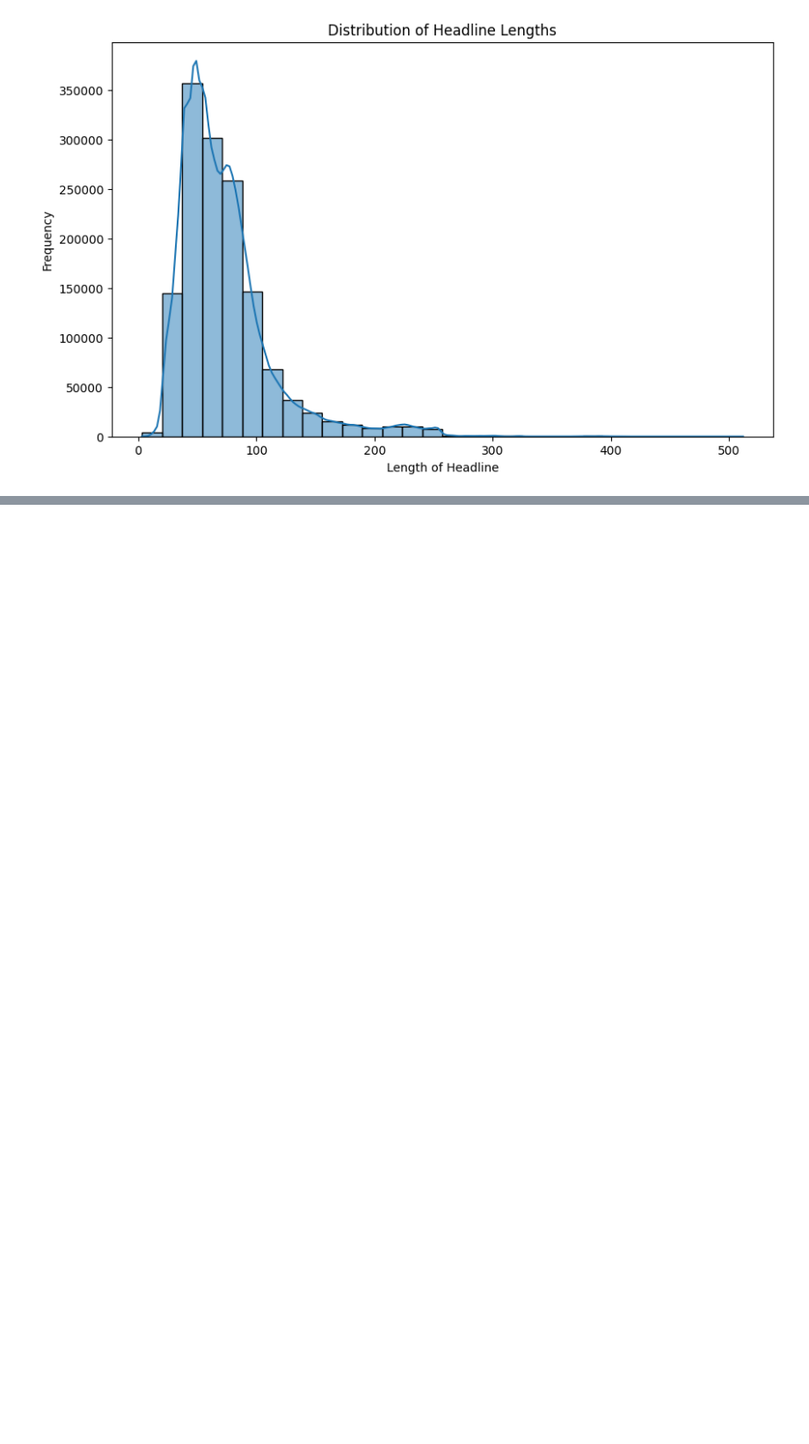
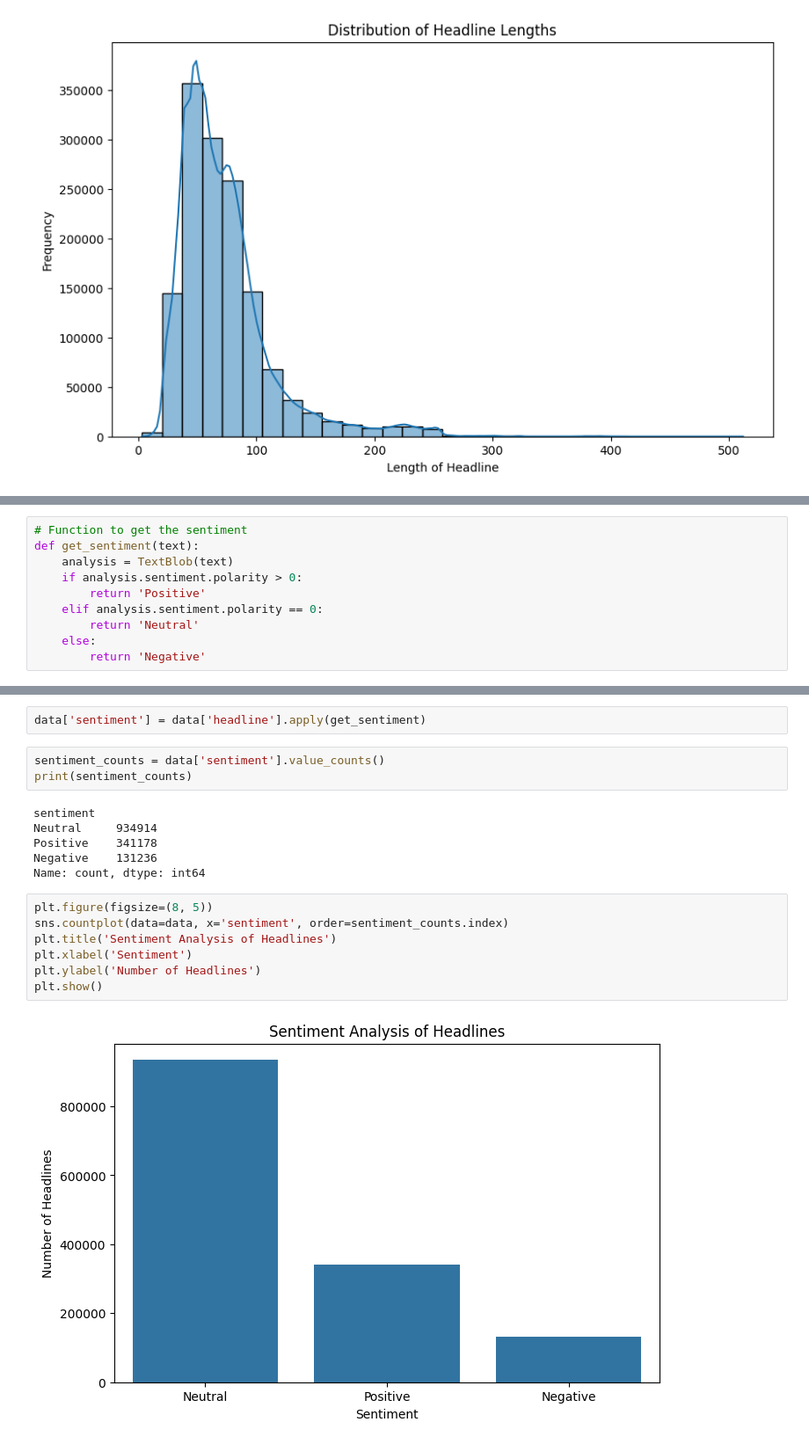
Before and after one commit to bef898/week1, a Jupyter notebook: notebooks/news_analysis.ipynb, the cells around one changed output, grey strips where cells are left out. Shown at 88% size. Saved outputs shown, nothing was run; the diff lists cells and outputs as text; blank space fills up the shorter version.

```diff
--- a/notebooks/news_analysis.ipynb
+++ b/notebooks/news_analysis.ipynb
@@ -58,0 +82,10 @@ plt.show()
+# %%
+# Function to get the sentiment
+def get_sentiment(text):
+    analysis = TextBlob(text)
+    if analysis.sentiment.polarity > 0:
+        return 'Positive'
+    elif analysis.sentiment.polarity == 0:
+        return 'Neutral'
+    else:
+        return 'Negative'
@@ -58,0 +101,20 @@ plt.show()
+# %%
+data['sentiment'] = data['headline'].apply(get_sentiment)
+# %%
+sentiment_counts = data['sentiment'].value_counts()
+print(sentiment_counts)
+# %% [output]
+sentiment
+Neutral     934914
+Positive    341178
+Negative    131236
+Name: count, dtype: int64
+# %%
+plt.figure(figsize=(8, 5))
+sns.countplot(data=data, x='sentiment', order=sentiment_counts.index)
+plt.title('Sentiment Analysis of Headlines')
+plt.xlabel('Sentiment')
+plt.ylabel('Number of Headlines')
+plt.show()
+# %% [output]
+[figure, added]
```
Also changed, not shown: parts of 16 cells of this notebook.
